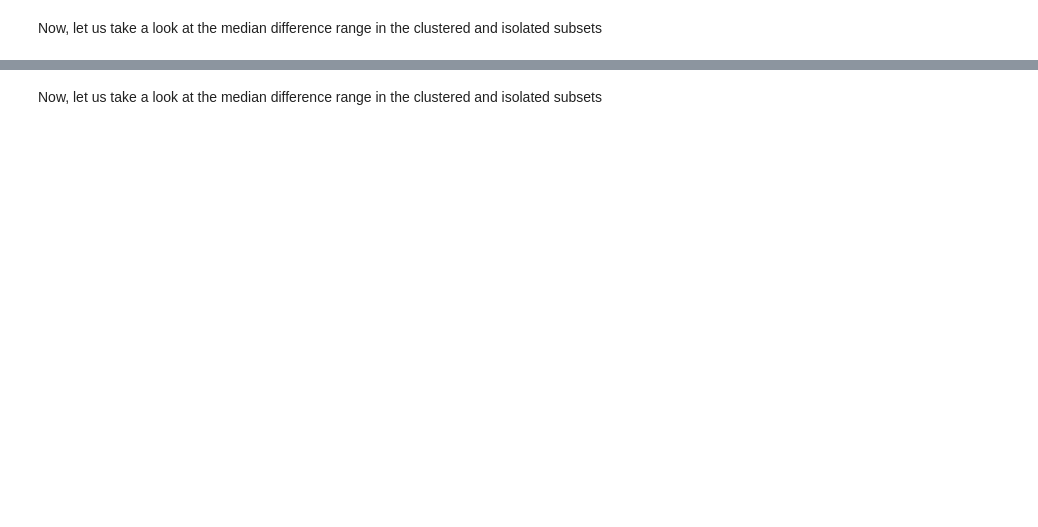
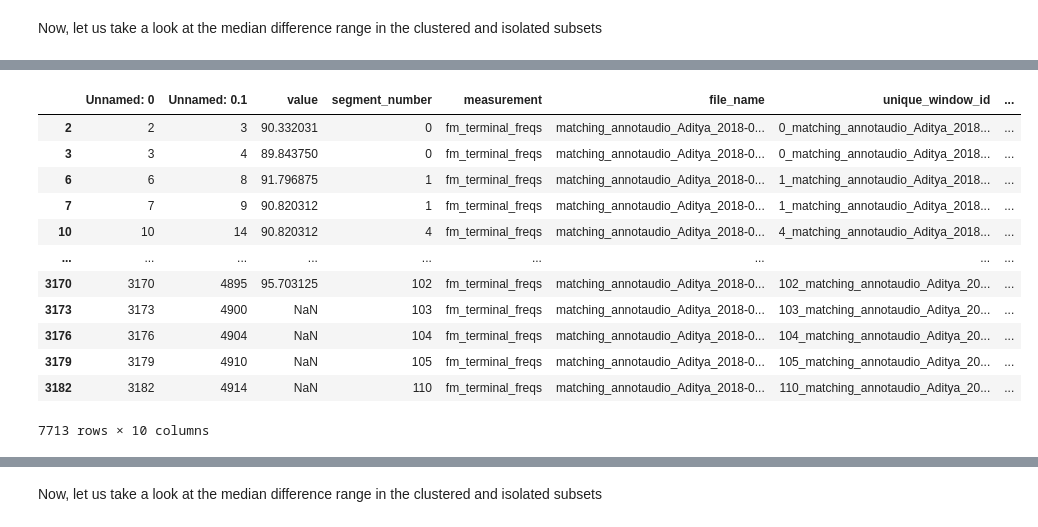
Before and after one commit to thejasvibr/mhbc-online, a Jupyter notebook: combined_analysis/Combined analysis notebook.ipynb, the cells around one changed output, grey strips where cells are left out. Drawn from its saved outputs; the diff is of its cells as text; code cells hidden in the pictures; blank space fills up the shorter version.

```diff
--- a/combined_analysis/Combined analysis notebook.ipynb
+++ b/combined_analysis/Combined analysis notebook.ipynb
@@ -1586,3 +1613,19 @@ obsvirt_termfreq['value'] = (obsvirt_termfreq['value'])
+# %%
+obsvirt_termfreq
+# %% [output]
+|  | Unnamed: 0 | Unnamed: 0.1 | value | segment_number | measurement | file_name | unique_window_id | ... |
+| 2 | 2 | 3 | 90.332031 | 0 | fm_terminal_freqs | matching_annotaudio_Aditya_2018-0... | 0_matching_annotaudio_Aditya_2018... | ... |
+| 3 | 3 | 4 | 89.843750 | 0 | fm_terminal_freqs | matching_annotaudio_Aditya_2018-0... | 0_matching_annotaudio_Aditya_2018... | ... |
+| 6 | 6 | 8 | 91.796875 | 1 | fm_terminal_freqs | matching_annotaudio_Aditya_2018-0... | 1_matching_annotaudio_Aditya_2018... | ... |
+| 7 | 7 | 9 | 90.820312 | 1 | fm_terminal_freqs | matching_annotaudio_Aditya_2018-0... | 1_matching_annotaudio_Aditya_2018... | ... |
+| 10 | 10 | 14 | 90.820312 | 4 | fm_terminal_freqs | matching_annotaudio_Aditya_2018-0... | 4_matching_annotaudio_Aditya_2018... | ... |
+| ... | ... | ... | ... | ... | ... | ... | ... | ... |
+| 3170 | 3170 | 4895 | 95.703125 | 102 | fm_terminal_freqs | matching_annotaudio_Aditya_2018-0... | 102_matching_annotaudio_Aditya_20... | ... |
+| 3173 | 3173 | 4900 | NaN | 103 | fm_terminal_freqs | matching_annotaudio_Aditya_2018-0... | 103_matching_annotaudio_Aditya_20... | ... |
+| 3176 | 3176 | 4904 | NaN | 104 | fm_terminal_freqs | matching_annotaudio_Aditya_2018-0... | 104_matching_annotaudio_Aditya_20... | ... |
+| 3179 | 3179 | 4910 | NaN | 105 | fm_terminal_freqs | matching_annotaudio_Aditya_2018-0... | 105_matching_annotaudio_Aditya_20... | ... |
+| 3182 | 3182 | 4914 | NaN | 110 | fm_terminal_freqs | matching_annotaudio_Aditya_2018-0... | 110_matching_annotaudio_Aditya_20... | ... |
+7713 rows × 10 columns
 # %%
 obsvirt_termfreq['video_annot_id'] = obsvirt_termfreq['file_name'].apply(make_video_annot_id)
 # %%
```
Also changed, not shown: parts of 30 cells of this notebook, 5 other files.
